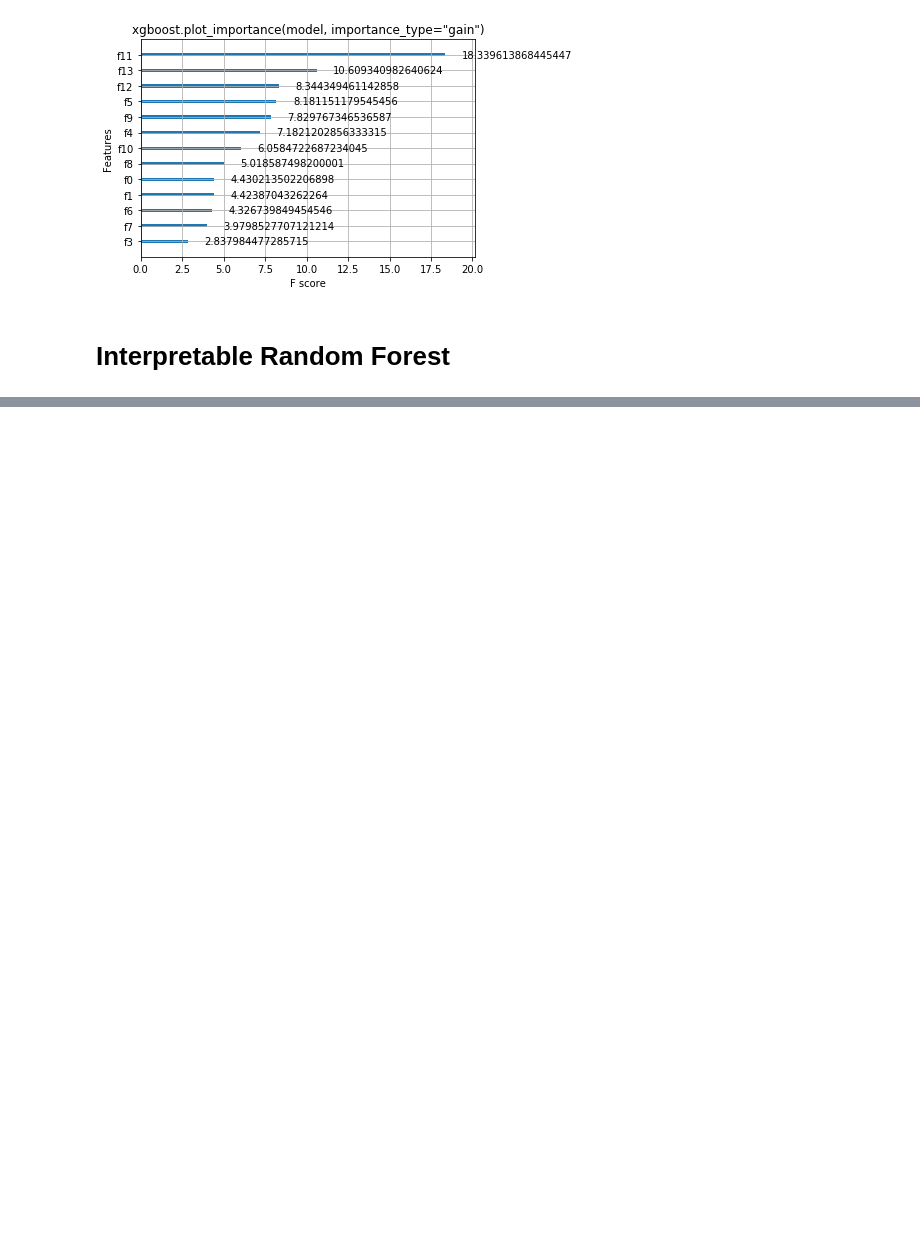
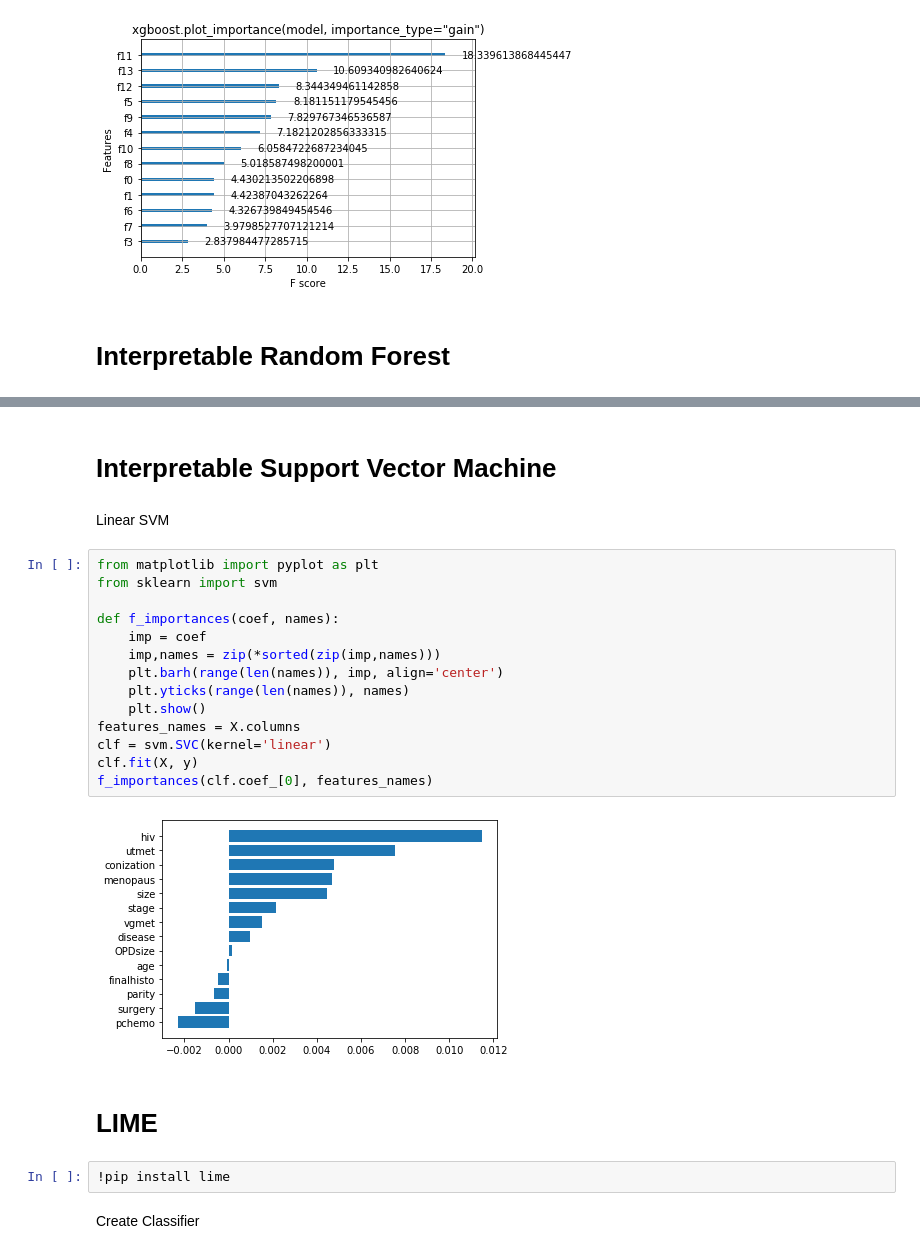
Before and after one commit to plenoi/CMU_DataScience, a Jupyter notebook: InterpretableML.ipynb, the cells around one changed output, grey strips where cells are left out. Saved outputs shown, nothing was run; the diff lists cells and outputs as text; blank space fills up the shorter version.

```diff
--- a/InterpretableML.ipynb
+++ b/InterpretableML.ipynb
@@ -152,0 +154,26 @@ Feature ranking:
+# %% [markdown]
+# Interpretable Support Vector Machine
+# %% [markdown]
+Linear SVM
+# %%
+from matplotlib import pyplot as plt
+from sklearn import svm
+
+def f_importances(coef, names):
+    imp = coef
+    imp,names = zip(*sorted(zip(imp,names)))
+    plt.barh(range(len(names)), imp, align='center')
+    plt.yticks(range(len(names)), names)
+    plt.show()
+features_names = X.columns
+clf = svm.SVC(kernel='linear')
+clf.fit(X, y)
+f_importances(clf.coef_[0], features_names)
+# %% [output]
+[figure, added]
+# %% [markdown]
+# LIME
+# %%
+!pip install lime
+# %% [markdown]
+Create Classifier
```
Also changed, not shown: parts of 16 cells of this notebook.
